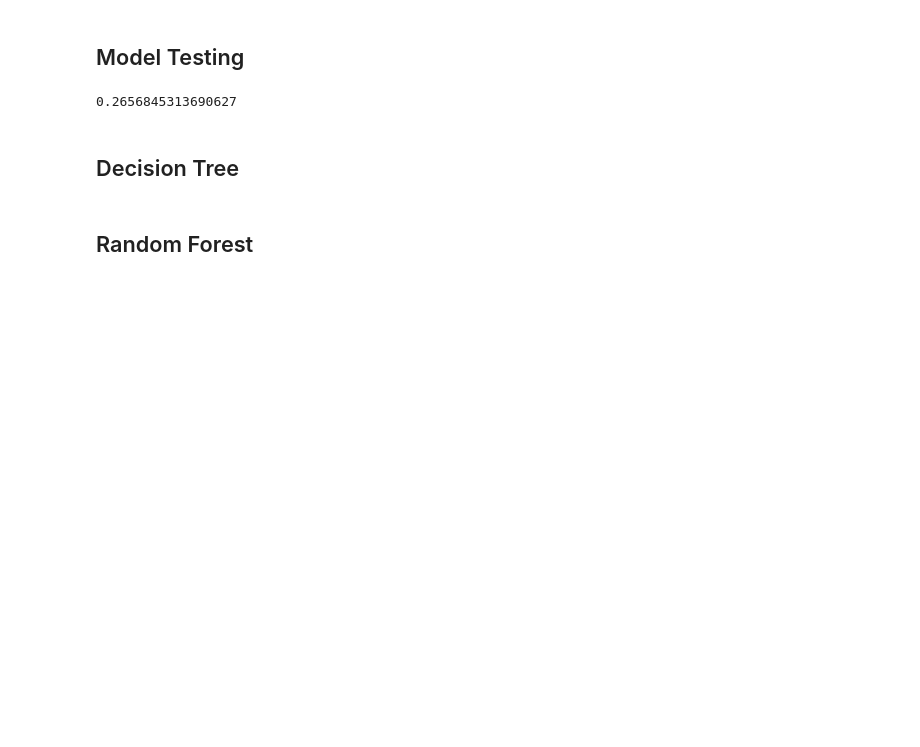
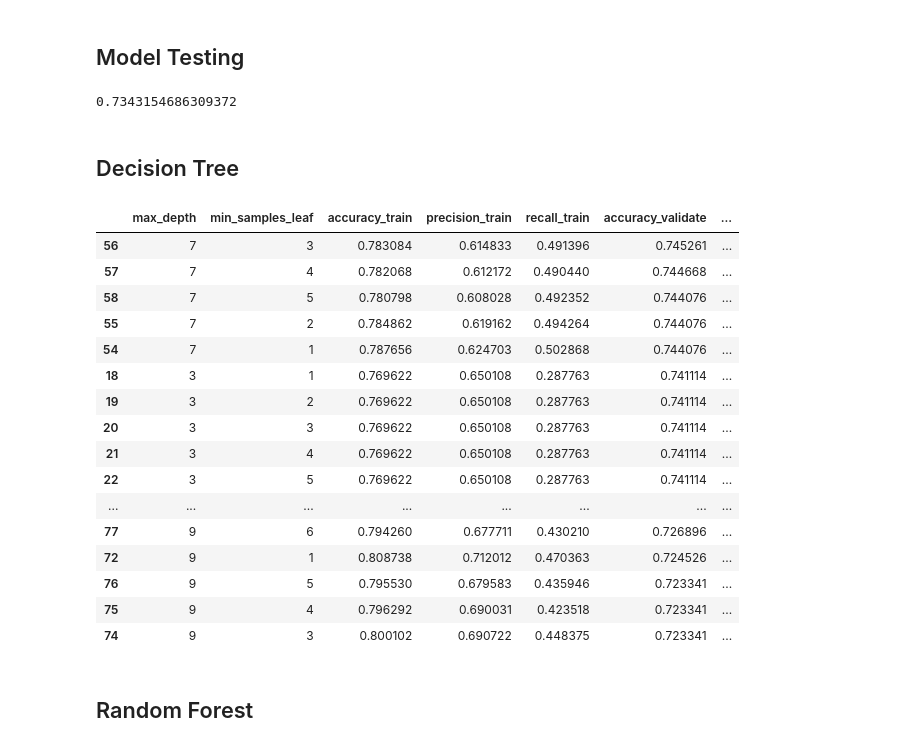
Before and after one commit to bradgauvin/classification-project, a Jupyter notebook: churn_report.ipynb, the cells around one changed output. Saved outputs shown, nothing was run; the diff lists cells and outputs as text; code cells hidden in the pictures; blank space fills up the shorter version.

Commit message:
finale report

```diff
--- a/churn_report.ipynb
+++ b/churn_report.ipynb
@@ -203,10 +269,10 @@ ax.set_xticklabels(['DSL','Fiber optic'],fontsize = 18)
 ## Model Testing
 # %%
 # Baseline churn rate
-baseline_churn_yes = (train.churn == 1).mean()
+baseline_churn_yes = (train.churn == 0).mean()
 baseline_churn_yes
 # %% [output]
-0.2656845313690627
+0.7343154686309372
 # %%
 # Prepping data after reindexing
 # Determine the categorical variables - here defined as object data type (non-numeric) and with fewer than 5 values
@@ -334,33 +400,52 @@ for d in d_range:
     for min_sample in min_samples_range:
         clf, train_report = decision_tree_train(x_train, y_train, d=d, m = min_sample , print_results=False)
         validate_report = classifier_validate(x_validate,y_validate, clf, print_results=False)
 
         depths.append(d)
         min_samples.append(min_sample)
         train_accuracies.append(train_report['accuracy'])
         train_precisions.append(train_report['precision'])
         train_recalls.append(train_report['recall'])
 
         v_accuracies.append(validate_report['accuracy'])
         v_precisions.append(validate_report['precision'])
         v_recalls.append(validate_report['recall'])
 
 train_results_df= pd.DataFrame(data = {"max_depth":depths,"min_samples_leaf":min_samples,"accuracy":train_accuracies,"precision":train_precisions,"recall":train_recalls})
 validate_results_df= pd.DataFrame(data = {"max_depth":depths,"min_samples_leaf":min_samples,"accuracy":v_accuracies,"precision":v_precisions,"recall":v_recalls})
 
 clf_combined_df = train_results_df.merge(validate_results_df,on=['max_depth','min_samples_leaf'], suffixes=['_train','_validate'])
 clf_combined_df["accuracy_diff"] = clf_combined_df.accuracy_validate-clf_combined_df.accuracy_train
 clf_combined_df["precision_diff"] = clf_combined_df.precision_validate-clf_combined_df.precision_train
 clf_combined_df["recall_diff"] = clf_combined_df.recall_validate-clf_combined_df.recall_train
 
 clf_combined_df = clf_combined_df.sort_values(by =['accuracy_validate','accuracy_diff'], ascending=False)
 #print(f"Highest accuracy score on train:\n {clf_combined_df.accuracy_train.max()} with max depth setting of {combined_df.max_depth[combined_df.accuracy_train.idxmax()]} and min_sample_leaf of {combined_df.min_samples_leaf[combined_df.accuracy_train.idxmax()]}")
 #print(f"Highest accuracy score on validate:\n{clf_combined_df.accuracy_validate.max()} with max depth setting of {combined_df.max_depth[combined_df.accuracy_validate.idxmax()]} and min_sample_leaf of {combined_df.min_samples_leaf[combined_df.accuracy_validate.idxmax()]}")
 #print(f"This was a drop-off from train of:\n{clf_combined_df.accuracy_diff[combined_df.accuracy_validate == combined_df.accuracy_validate.max()].array[0]}")
 #print(f"Lowest drop-off in accuracy from train to validate:\n {clf_combined_df.accuracy_diff.max()} with max depth setting of {combined_df.max_depth[combined_df.accuracy_diff == combined_df.accuracy_diff.max()].array[0]} and min sample leaf of  {combined_df.min_samples_leaf[combined_df.accuracy_diff == combined_df.accuracy_diff.max()].array[0]}")
 
 decision_tree_final_results = clf_combined_df
 decision_tree_final_results["model"] = 'decision_tree'
+decision_tree_final_results
+# %% [output]
+|  | max_depth | min_samples_leaf | accuracy_train | precision_train | recall_train | accuracy_validate | ... |
+| 56 | 7 | 3 | 0.783084 | 0.614833 | 0.491396 | 0.745261 | ... |
+| 57 | 7 | 4 | 0.782068 | 0.612172 | 0.490440 | 0.744668 | ... |
+| 58 | 7 | 5 | 0.780798 | 0.608028 | 0.492352 | 0.744076 | ... |
+| 55 | 7 | 2 | 0.784862 | 0.619162 | 0.494264 | 0.744076 | ... |
+| 54 | 7 | 1 | 0.787656 | 0.624703 | 0.502868 | 0.744076 | ... |
+| 18 | 3 | 1 | 0.769622 | 0.650108 | 0.287763 | 0.741114 | ... |
+| 19 | 3 | 2 | 0.769622 | 0.650108 | 0.287763 | 0.741114 | ... |
+| 20 | 3 | 3 | 0.769622 | 0.650108 | 0.287763 | 0.741114 | ... |
+| 21 | 3 | 4 | 0.769622 | 0.650108 | 0.287763 | 0.741114 | ... |
+| 22 | 3 | 5 | 0.769622 | 0.650108 | 0.287763 | 0.741114 | ... |
+| ... | ... | ... | ... | ... | ... | ... | ... |
+| 77 | 9 | 6 | 0.794260 | 0.677711 | 0.430210 | 0.726896 | ... |
+| 72 | 9 | 1 | 0.808738 | 0.712012 | 0.470363 | 0.724526 | ... |
+| 76 | 9 | 5 | 0.795530 | 0.679583 | 0.435946 | 0.723341 | ... |
+| 75 | 9 | 4 | 0.796292 | 0.690031 | 0.423518 | 0.723341 | ... |
+| 74 | 9 | 3 | 0.800102 | 0.690722 | 0.448375 | 0.723341 | ... |
 # %% [markdown]
 ## Random Forest
 # %%
```
Also changed, not shown: parts of 5 cells of this notebook.
